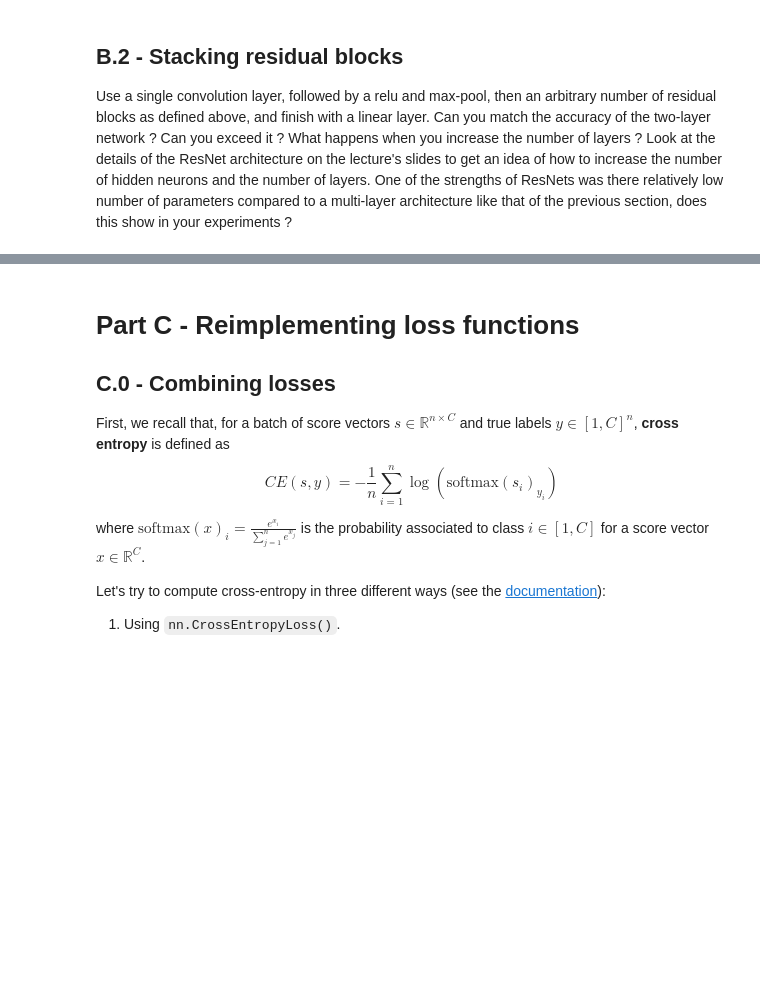
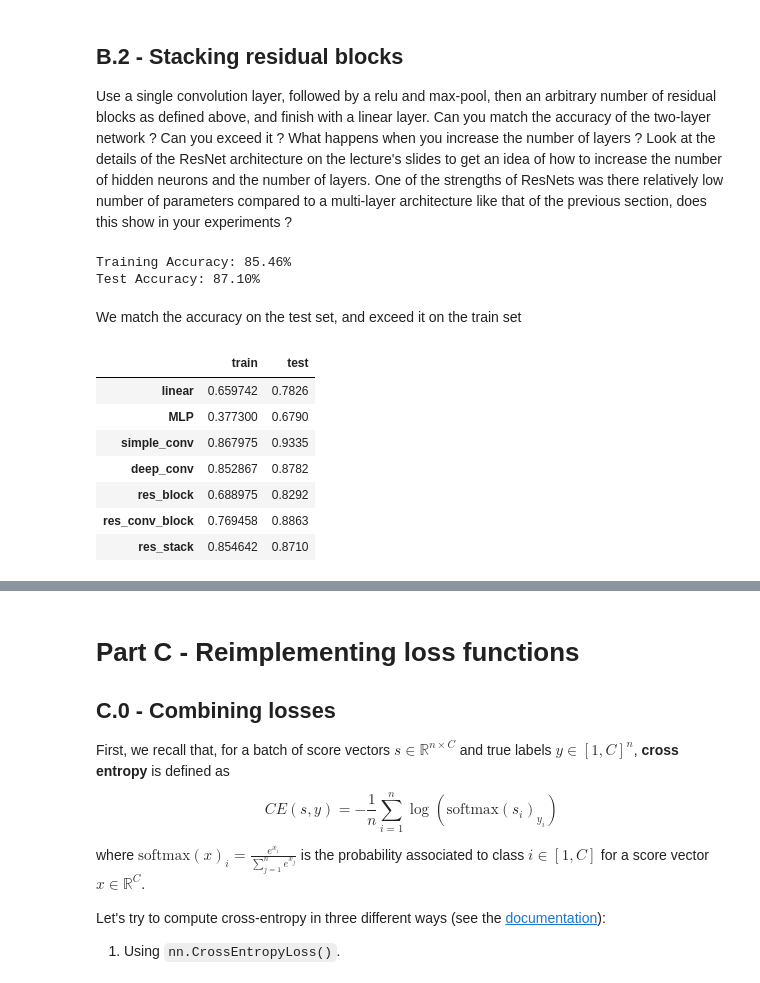
Before and after one commit to Kodro23/ensae_dl_pw1_annelauretanoh, a Jupyter notebook: notebook.ipynb, the cells around one changed output, grey strips where cells are left out. Saved outputs shown, nothing was run; the diff lists cells and outputs as text; code cells hidden in the pictures; blank space fills up the shorter version.

```diff
--- a/notebook.ipynb
+++ b/notebook.ipynb
@@ -309,10 +412,37 @@ Use a single convolution layer, followed by a relu and max-pool, then an arbitra
 to a multi-layer architecture like that of the previous section, does this show in your experiments ?
 # %%
 class ResidualModel(torch.nn.Module):
-    def __init__(self, l, h, k=3, out=8):
+    def __init__(self, d, h, k=3, out=10):
         super(ResidualModel, self).__init__()
         ### YOUR CODE HERE ###
-
+        self.h=h
+        self.d=d
+        self.conv = nn.Sequential(
+            nn.Conv2d(d, h, kernel_size=3,padding=1),
+            nn.ReLU(),
+            nn.MaxPool2d(kernel_size=2)
+        )
+        # Residual blocks
+        self.residual_blocks = nn.ModuleList([
+            ResidualConv(h, h) for _ in range(k)
+        ])
+        self.classifier=nn.Linear(self.d*h*14*14, 10)
+        self.downsample = nn.Sequential(
+            nn.MaxPool2d(kernel_size=2)
+            )
     def forward(self,x):
-        ### YOUR CODE HERE ###
-        pass
+        out = self.conv(x)
+        res=torch.nn.functional.relu(self.downsample(x)+out)
+        res=self.classifier(res.view(res.size(0), -1))
+        return res
+# %%
+model=ResidualModel(1,32)
+optimizer = torch.optim.SGD(model.parameters(), lr=0.1)
+optimizer, train_acc = train(model, NUM_EPOCH, preprocess2, optimizer)
+test_acc = test(model, preprocess2)[2]
+experiments["res_stack"]=[train_acc, test_acc]
+# %% [output]
+Training Accuracy: 85.46%
+Test Accuracy: 87.10%
+# %% [markdown]
+We match the accuracy on the test set, and exceed it on the train set
@@ -318,0 +452,12 @@ class ResidualModel(torch.nn.Module):
+# %%
+experiments_df=pd.DataFrame(experiments, index=["train", "test"]).T
+experiments_df
+# %% [output]
+|  | train | test |
+| linear | 0.659742 | 0.7826 |
+| MLP | 0.377300 | 0.6790 |
+| simple_conv | 0.867975 | 0.9335 |
+| deep_conv | 0.852867 | 0.8782 |
+| res_block | 0.688975 | 0.8292 |
+| res_conv_block | 0.769458 | 0.8863 |
+| res_stack | 0.854642 | 0.8710 |
```
Also changed, not shown: parts of 35 cells of this notebook.
